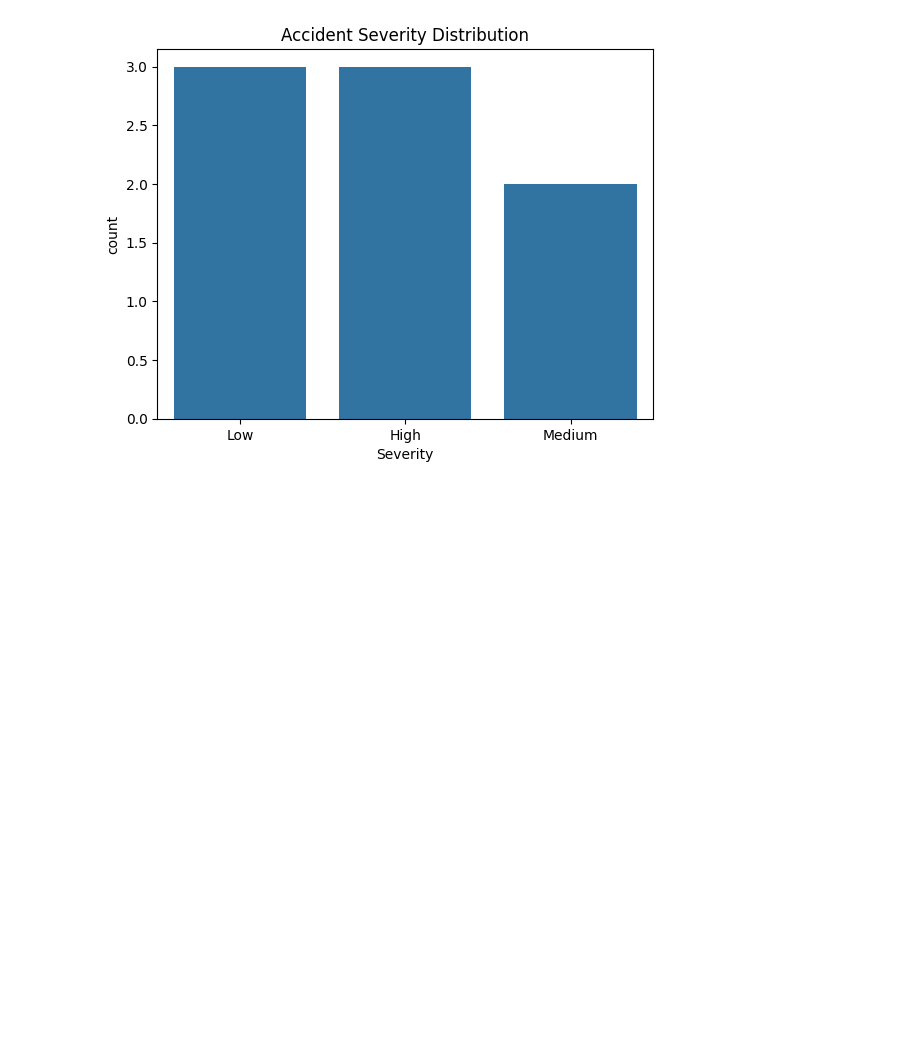
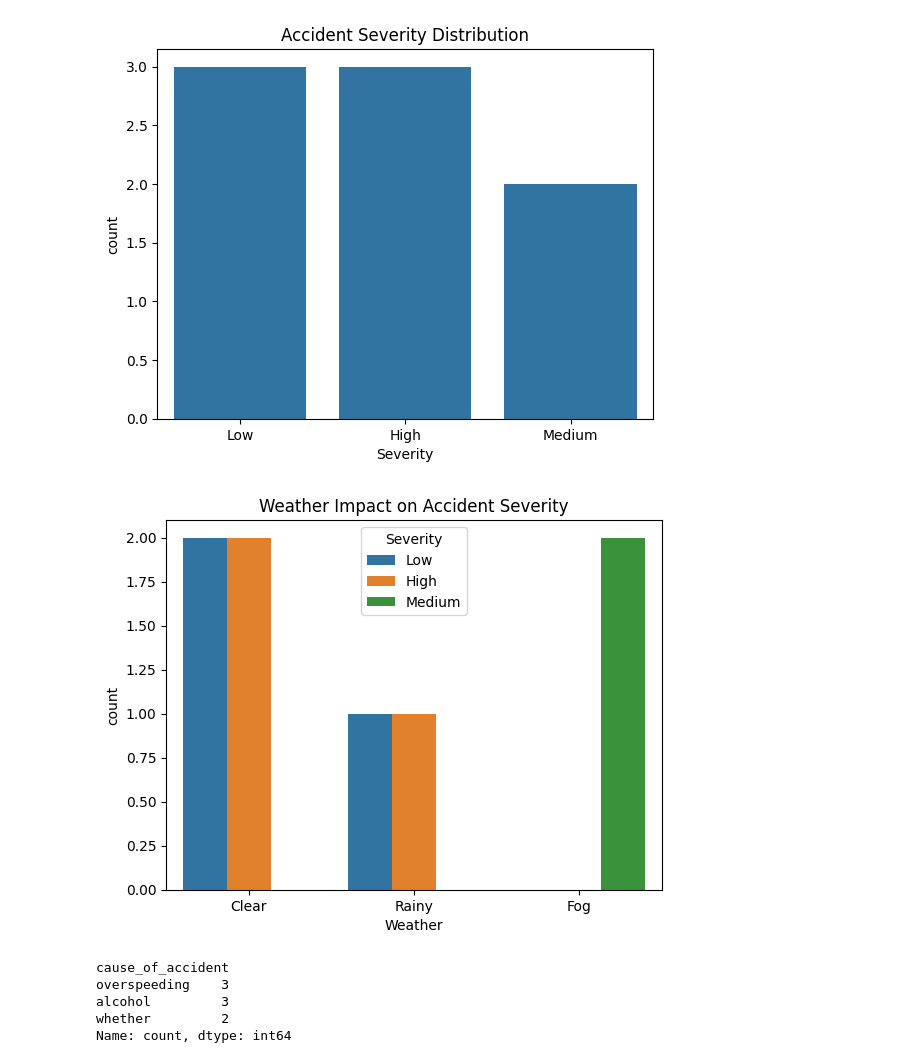
Before and after one commit to nagarneha/traffic_accident-_analysis, a Jupyter notebook: traffic_analysis.ipynb, the cells around one changed output. Cells and saved outputs as stored; diff of their text form; code cells hidden in the pictures; blank space fills up the shorter version.

```diff
--- a/traffic_analysis.ipynb
+++ b/traffic_analysis.ipynb
@@ -350,3 +350,17 @@ plt.title('Accident Severity Distribution')
 plt.show()
 # %% [output]
 [figure]
+# %%
+sns.countplot(x='Weather', hue='Severity', data=df)
+plt.title('Weather Impact on Accident Severity')
+plt.show()
+# %% [output]
+[figure, added]
+# %%
+df['cause_of_accident'].value_counts()
+# %% [output]
+cause_of_accident
+overspeeding    3
+alcohol         3
+whether         2
+Name: count, dtype: int64
```
